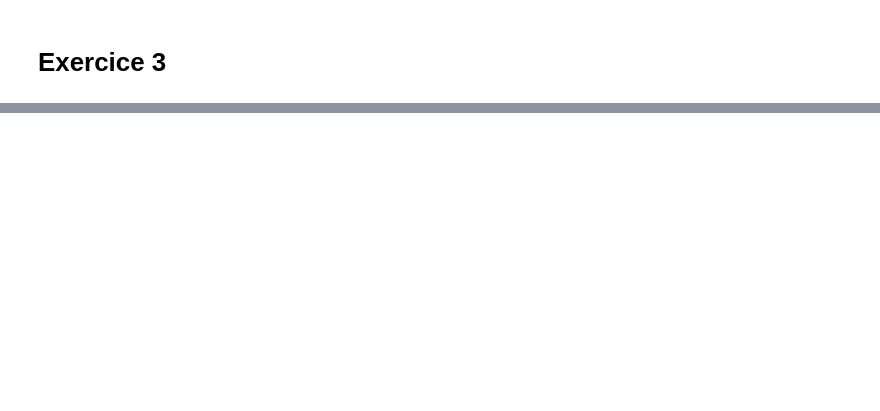
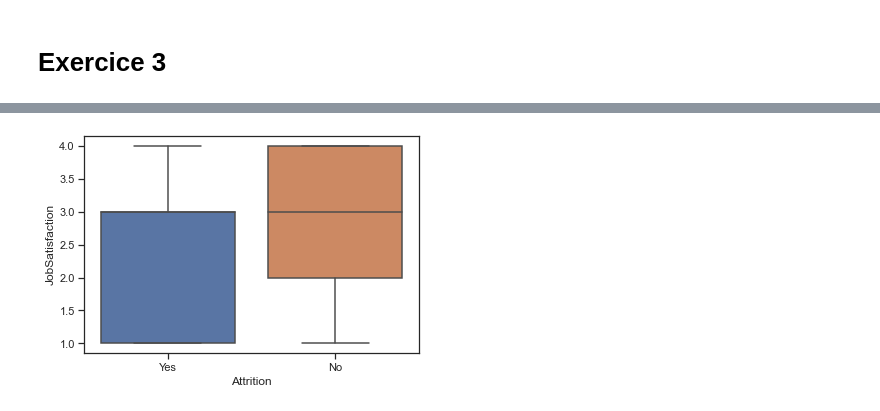
Before and after one commit to vuitor/python_m2, a Jupyter notebook: python_m2.ipynb, the cells around one changed output, grey strips where cells are left out. Saved outputs shown, nothing was run; the diff lists cells and outputs as text; code cells hidden in the pictures; blank space fills up the shorter version.

```diff
--- a/python_m2.ipynb
+++ b/python_m2.ipynb
@@ -123,0 +148,7 @@ fig.set_size_inches(20,6)
+# %%
+import numpy as np
+import pandas as pd
+import matplotlib as mpl
+import seaborn as sns
+
+ex3 = pd.read_csv('data/IBM_HR_ATTRITION.csv')
@@ -123,0 +159,4 @@ fig.set_size_inches(20,6)
+# %%
+graphEx3 = sns.boxplot(x="Attrition", y="JobSatisfaction", data=ex3)
+# %% [output]
+[figure, added]
```
Also changed, not shown: parts of 7 cells of this notebook.
